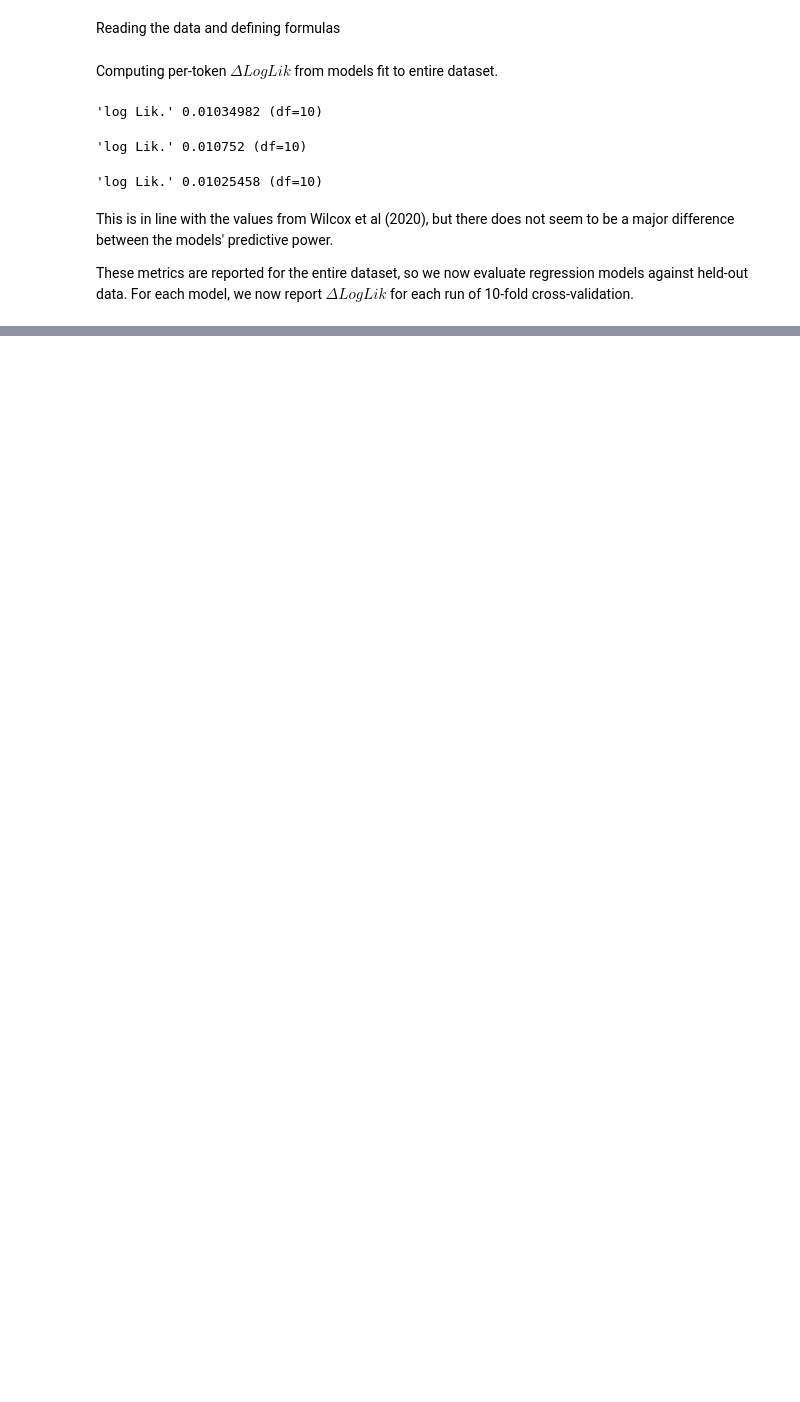
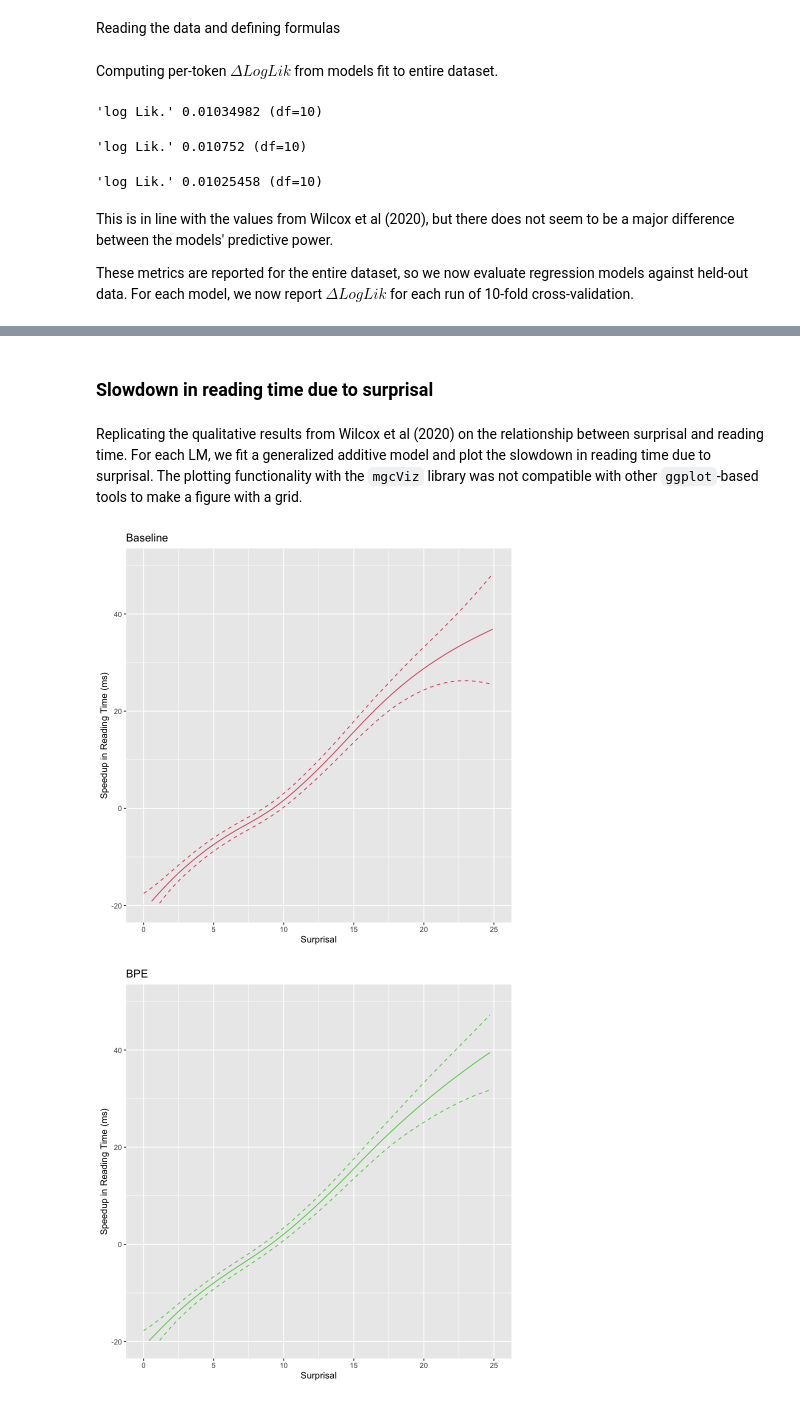
Before and after one commit to sathvikn/dl-psych-tokenization, a Jupyter notebook: regression_analysis.ipynb, the cells around one changed output, grey strips where cells are left out. Cells and saved outputs as stored; diff of their text form; code cells hidden in the pictures; blank space fills up the shorter version.

Commit message:
Fit GAMs for surprisal and RT relationship, plot surprisal effects in R notebook

```diff
--- a/regression_analysis.ipynb
+++ b/regression_analysis.ipynb
@@ -93,0 +73,4 @@ No id variables; using all as measure variables
+# %% [markdown]
+### Slowdown in reading time due to surprisal
+# %% [markdown]
+Replicating the qualitative results from Wilcox et al (2020) on the relationship between surprisal and reading time. For each LM, we fit a generalized additive model and plot the slowdown in reading time due to surprisal. The plotting functionality with the `mgcViz` library was not compatible with other `ggplot`-based tools to make a figure with a grid.
@@ -93,0 +79,15 @@ No id variables; using all as measure variables
+# %%
+plot_gam <- function(data, color_index, plot_title) {
+    rt_surprisal_gam <- gam(rt ~ s(surprisal, bs = "cr", k = 20) + s(prev_surprisal, bs = "cr", k = 20)
+            + te(log_freq, word_length, bs = "cr") + te(prev_freq, prev_len, bs = "cr"), data=data)
+    # formula from pg 3 of https://arxiv.org/pdf/2006.01912.pdf (Wilcox et al 2020)
+    plot(getViz(rt_surprisal_gam), select = 1, xlab = "surprisal", ylab = "slowdown") + l_fitLine(color = color_index) + l_ciLine(color = color_index) +
+    theme_get() + labs(x = "Surprisal", y = "Speedup in Reading Time (ms)", title = plot_title) + xlim(0, 25) + ylim(-20, 50)
+}
+# %%
+plot_gam(baseline_data, 2, "Baseline")
+plot_gam(bpe_data, 3, "BPE")
+plot_gam(transducer_data, 4, "Transducer")
+# %% [output]
+[figure, added]
+[figure, added]
```
Also changed, not shown: parts of 14 cells of this notebook, 1 other file.
